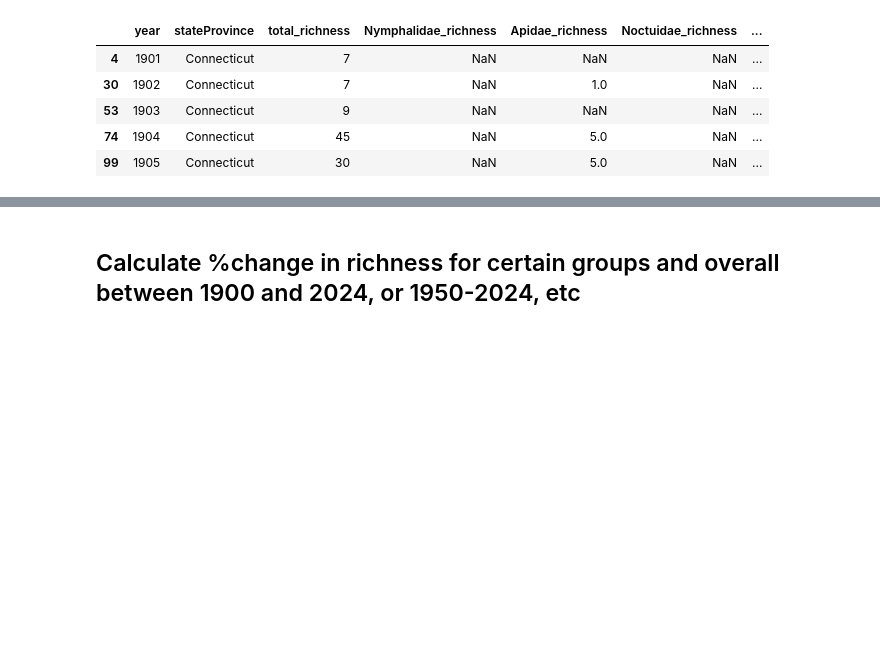
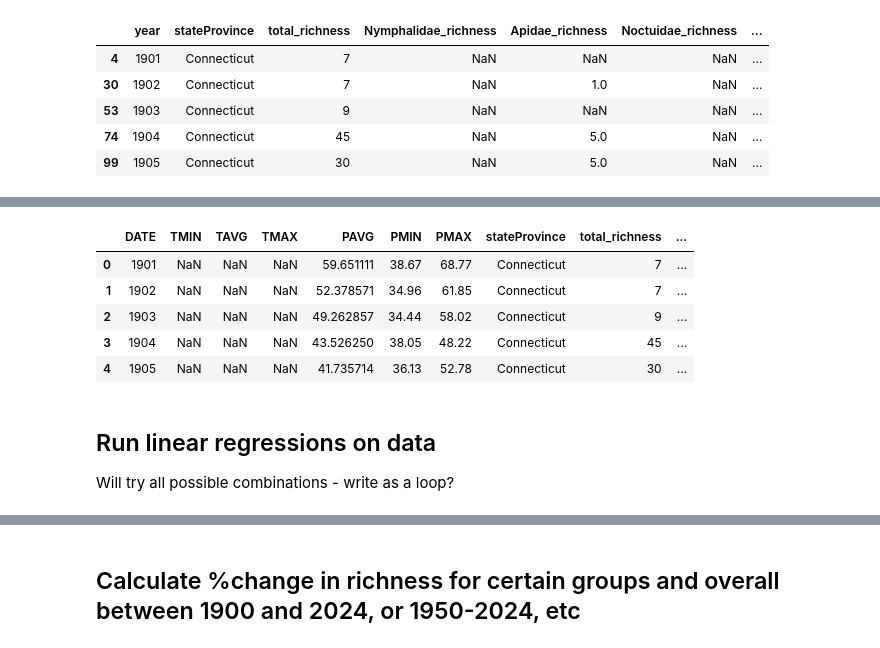
Before and after one commit to envirodatascience/final-project-insect-team, a Jupyter notebook: ENV617_group_project_ypm_ent_data.ipynb, the cells around one changed output, grey strips where cells are left out. Cells and saved outputs as stored; diff of their text form; code cells hidden in the pictures; blank space fills up the shorter version.

Commit message:
Updated with TODOs from Elena and Cole, started linear regressions

```diff
--- a/ENV617_group_project_ypm_ent_data.ipynb
+++ b/ENV617_group_project_ypm_ent_data.ipynb
@@ -766,0 +798,4 @@ ent_ct_sub.to_csv('ypm_ct_ent_taxo_summaries_20250418.csv', index=False)
+# %%
+# read in temp data
+df_t = pd.read_csv('noaa_temp_yearly_ct.csv')
+df_t.head()
@@ -766,0 +843,11 @@ ent_ct_sub.to_csv('ypm_ct_ent_taxo_summaries_20250418.csv', index=False)
+# %%
+# merge ent data on to climate data
+df_all = df_tp.merge(df_e,how='inner', on='DATE')
+df_all.head()
+# %% [output]
+|  | DATE | TMIN | TAVG | TMAX | PAVG | PMIN | PMAX | stateProvince | total_richness | ... |
+| 0 | 1901 | NaN | NaN | NaN | 59.651111 | 38.67 | 68.77 | Connecticut | 7 | ... |
+| 1 | 1902 | NaN | NaN | NaN | 52.378571 | 34.96 | 61.85 | Connecticut | 7 | ... |
+| 2 | 1903 | NaN | NaN | NaN | 49.262857 | 34.44 | 58.02 | Connecticut | 9 | ... |
+| 3 | 1904 | NaN | NaN | NaN | 43.526250 | 38.05 | 48.22 | Connecticut | 45 | ... |
+| 4 | 1905 | NaN | NaN | NaN | 41.735714 | 36.13 | 52.78 | Connecticut | 30 | ... |
@@ -766,0 +860,3 @@ ent_ct_sub.to_csv('ypm_ct_ent_taxo_summaries_20250418.csv', index=False)
+# %% [markdown]
+## Run linear regressions on data
+Will try all possible combinations - write as a loop?
```
Also changed, not shown: parts of 24 cells of this notebook.
